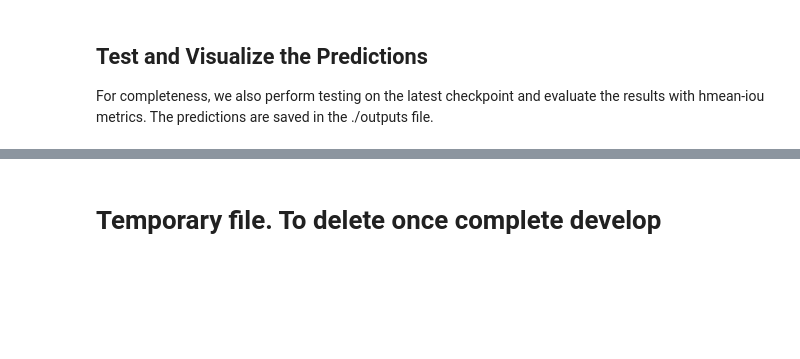
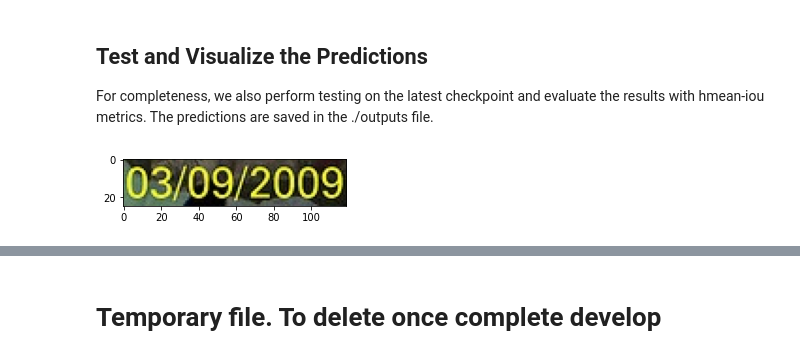
Before and after one commit to balandongiv/mmocr_tutorial, a Jupyter notebook: custom mmocr.ipynb, the cells around one changed output, grey strips where cells are left out. Drawn from its saved outputs; the diff is of its cells as text; code cells hidden in the pictures; blank space fills up the shorter version.

```diff
--- a/custom mmocr.ipynb
+++ b/custom mmocr.ipynb
@@ -717,6 +693,15 @@ before_train_epoch:
 ## Test and Visualize the Predictions
 
 For completeness, we also perform testing on the latest checkpoint and evaluate the results with hmean-iou metrics. The predictions are saved in the ./outputs file.
+# %%
+# Visualize the testing image
+img = '/mmocr/tests/data/ocr_toy_dataset/imgs/1036169.jpg' # original value > './tests/data/ocr_toy_dataset/imgs/1036169.jpg'
+_img = mmcv.imread(img)
+plt.figure(figsize=(4, 4))
+plt.imshow(mmcv.bgr2rgb(_img))
+plt.show()
+# %% [output]
+[figure, added]
 # %%
 from mmocr.apis import init_detector, model_inference
 # work_dir = '/mmocr/demo/tutorial_exps' # To recap, we set the working dir
```
Also changed, not shown: parts of 5 cells of this notebook.
